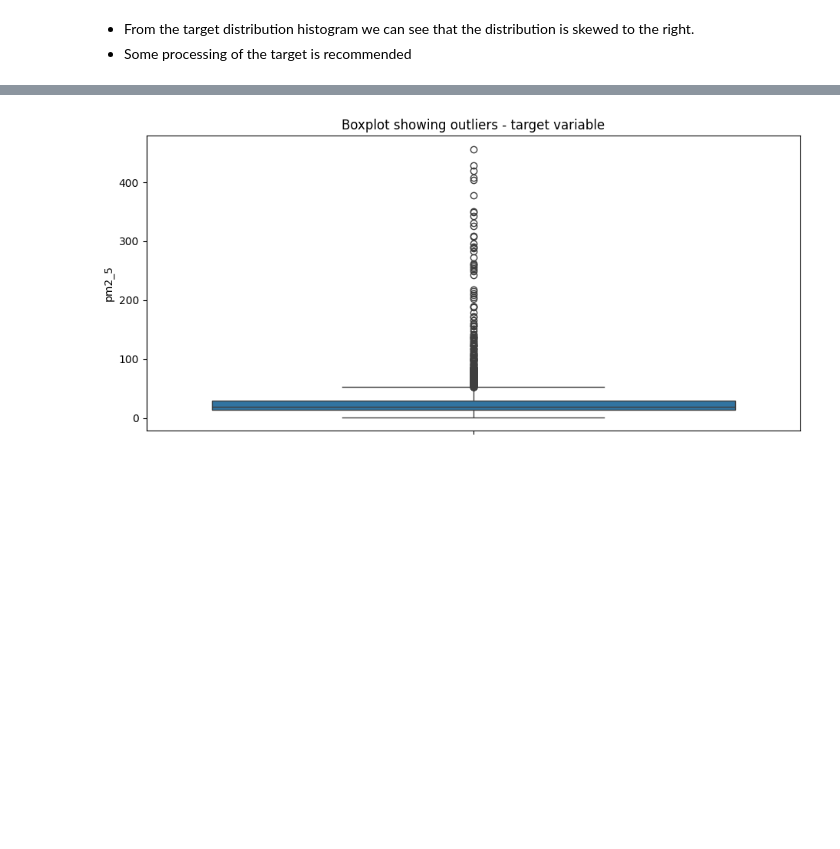
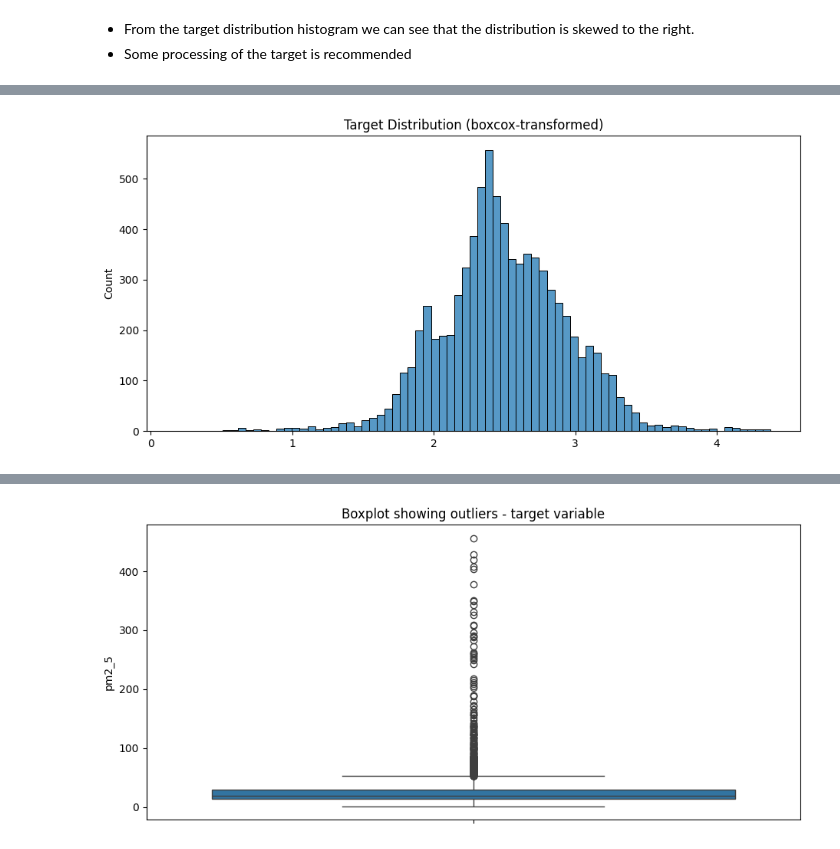
Before and after one commit to LyleW473/AfricanAirQualityPrediction, a Jupyter notebook: Airqo_starter_notebook.ipynb, the cells around one changed output, grey strips where cells are left out. Drawn from its saved outputs; the diff is of its cells as text; code cells hidden in the pictures; blank space fills up the shorter version.

```diff
--- a/Airqo_starter_notebook.ipynb
+++ b/Airqo_starter_notebook.ipynb
@@ -64,0 +83,10 @@ plt.show()
+# %%
+# Target distribution (boxcox-transformed)
+from scipy import stats
+Y_boxcox, _ = stats.boxcox(train.pm2_5)
+plt.figure(figsize = (11, 5))
+sns.histplot(Y_boxcox)
+plt.title('Target Distribution (boxcox-transformed)')
+plt.show()
+# %% [output]
+[figure, added]
```
Also changed, not shown: parts of 5 cells of this notebook.
